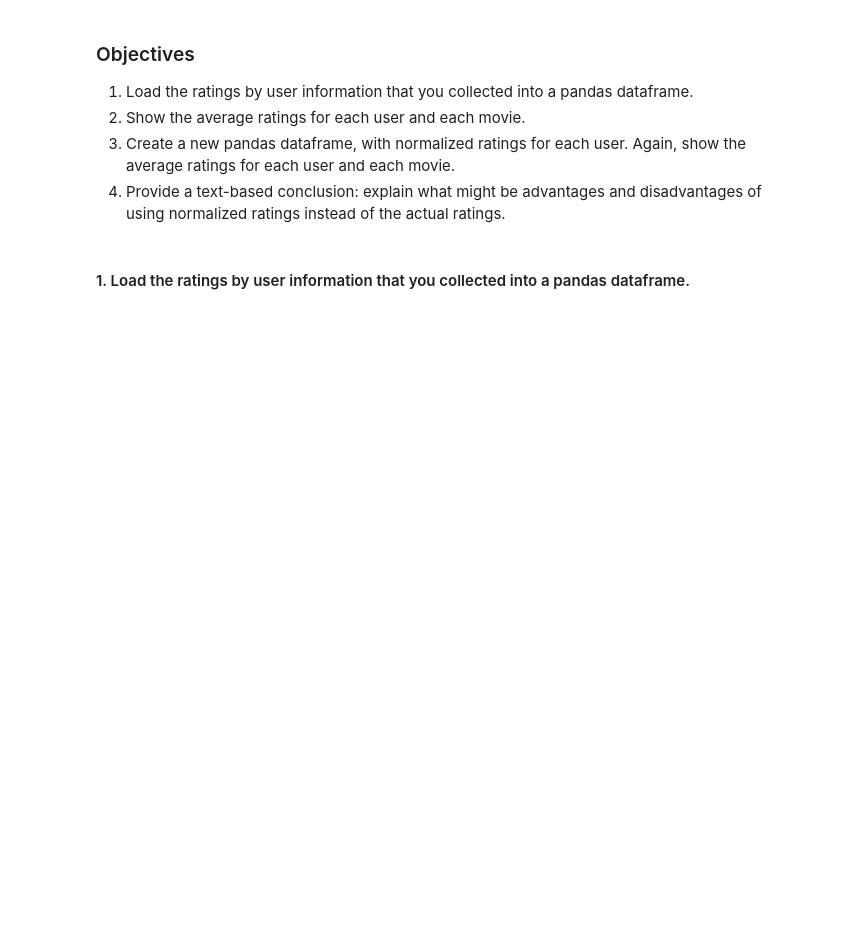
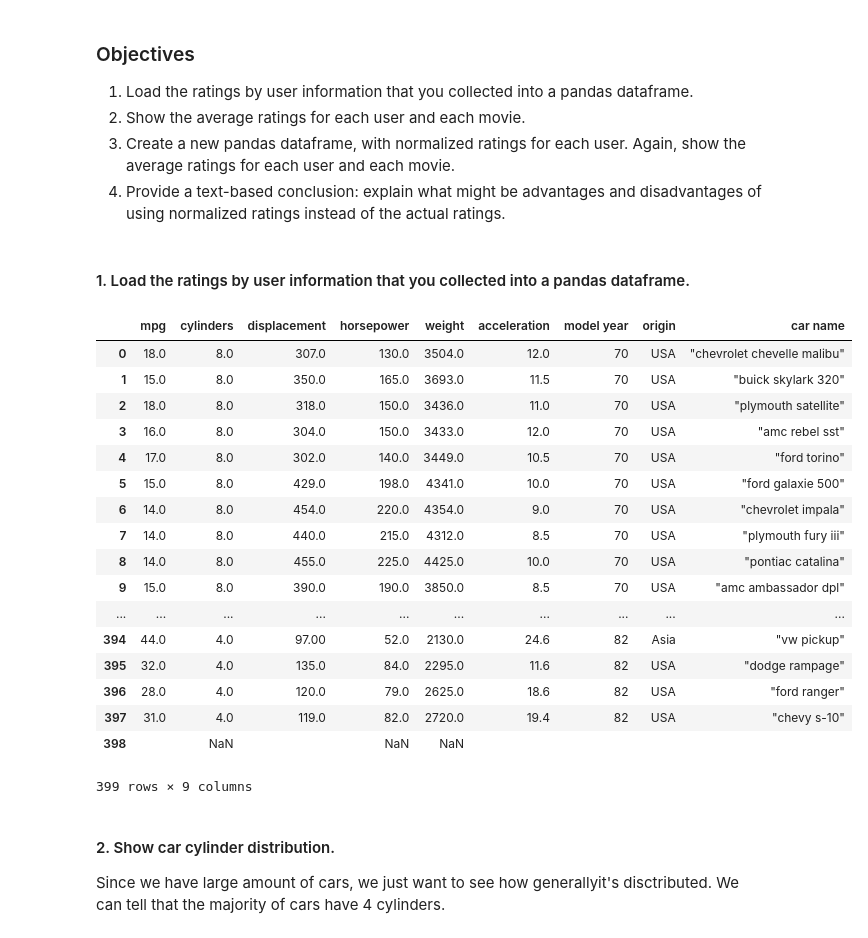
Before and after one commit to UmaMoiseenko/repo, a Jupyter notebook: week08/Week08.ipynb, the cells around one changed output. Drawn from its saved outputs; the diff is of its cells as text; code cells hidden in the pictures; blank space fills up the shorter version.

```diff
--- a/week08/Week08.ipynb
+++ b/week08/Week08.ipynb
@@ -10,37 +10,66 @@ normalized ratings instead of the actual ratings.
 # %% [markdown]
 #### 1. Load the ratings by user information that you collected into a pandas dataframe.
 # %%
+%matplotlib inline
 # bring in NumPy and pandas
+import pandas as pd
 import numpy as np
-import pandas as pd
+import requests
+import matplotlib as mpl
 import matplotlib.pyplot as plt
-import requests
+# mpl.style.use('ggplot')
 import seaborn as sns
 
+sns.set(style="whitegrid", color_codes=True)
 
 url="https://archive.ics.uci.edu/ml/machine-learning-databases/auto-mpg/auto-mpg.data"
 s = requests.get(url).content
 s = s.decode('utf-8')
 s_rows = s.split('\n')
 s_rows_cols = [each.split() for each in s_rows]
 tempDf = pd.DataFrame(s_rows_cols)
 
 # replace none values with empty space
 for c in tempDf:
    if str(tempDf[c].dtype) in ('object', 'string_', 'unicode_'):
         tempDf[c].fillna(value='', inplace=True)
 
 # set corresponding values for origin
 tempDf[7] = tempDf[7].replace(['1', '2', '3'], ['USA', 'Asia', 'Europe'])
 
-# replace missing horsepower values with none and convert to numeric
+# replace missing numeric values with none
+# and convert to numeric in case if number was set to string
 tempDf[3] = pd.to_numeric(tempDf[3], errors='coerce')
+tempDf[4] = pd.to_numeric(tempDf[4], errors='coerce')
+tempDf[1] = pd.to_numeric(tempDf[1], errors='coerce')
 
 # concat 3 columns with names into one
 tempDf[8] = tempDf[8] + ' ' + tempDf[9] + ' ' + tempDf[10]
 
 # create new dataframe with named columns
 df = tempDf.iloc[:,0:9]
 header_row = ['mpg','cylinders','displacement','horsepower','weight','acceleration','model year','origin','car name']
 df.columns = header_row
 df
+# %% [output]
+|  | mpg | cylinders | displacement | horsepower | weight | acceleration | model year | origin | car name |
+| 0 | 18.0 | 8.0 | 307.0 | 130.0 | 3504.0 | 12.0 | 70 | USA | "chevrolet chevelle malibu" |
+| 1 | 15.0 | 8.0 | 350.0 | 165.0 | 3693.0 | 11.5 | 70 | USA | "buick skylark 320" |
+| 2 | 18.0 | 8.0 | 318.0 | 150.0 | 3436.0 | 11.0 | 70 | USA | "plymouth satellite" |
+| 3 | 16.0 | 8.0 | 304.0 | 150.0 | 3433.0 | 12.0 | 70 | USA | "amc rebel sst" |
+| 4 | 17.0 | 8.0 | 302.0 | 140.0 | 3449.0 | 10.5 | 70 | USA | "ford torino" |
+| 5 | 15.0 | 8.0 | 429.0 | 198.0 | 4341.0 | 10.0 | 70 | USA | "ford galaxie 500" |
+| 6 | 14.0 | 8.0 | 454.0 | 220.0 | 4354.0 | 9.0 | 70 | USA | "chevrolet impala" |
+| 7 | 14.0 | 8.0 | 440.0 | 215.0 | 4312.0 | 8.5 | 70 | USA | "plymouth fury iii" |
+| 8 | 14.0 | 8.0 | 455.0 | 225.0 | 4425.0 | 10.0 | 70 | USA | "pontiac catalina" |
+| 9 | 15.0 | 8.0 | 390.0 | 190.0 | 3850.0 | 8.5 | 70 | USA | "amc ambassador dpl" |
+| ... | ... | ... | ... | ... | ... | ... | ... | ... | ... |
+| 394 | 44.0 | 4.0 | 97.00 | 52.0 | 2130.0 | 24.6 | 82 | Asia | "vw pickup" |
+| 395 | 32.0 | 4.0 | 135.0 | 84.0 | 2295.0 | 11.6 | 82 | USA | "dodge rampage" |
+| 396 | 28.0 | 4.0 | 120.0 | 79.0 | 2625.0 | 18.6 | 82 | USA | "ford ranger" |
+| 397 | 31.0 | 4.0 | 119.0 | 82.0 | 2720.0 | 19.4 | 82 | USA | "chevy s-10" |
+| 398 |  | NaN |  | NaN | NaN |  |  |  |  |
+399 rows × 9 columns
+# %% [markdown]
+#### 2. Show car cylinder distribution.
+Since we have large amount of cars, we just want to see how generallyit's disctributed. We can tell that the majority of cars have 4 cylinders.
```
Also changed, not shown: parts of 5 cells of this notebook.
